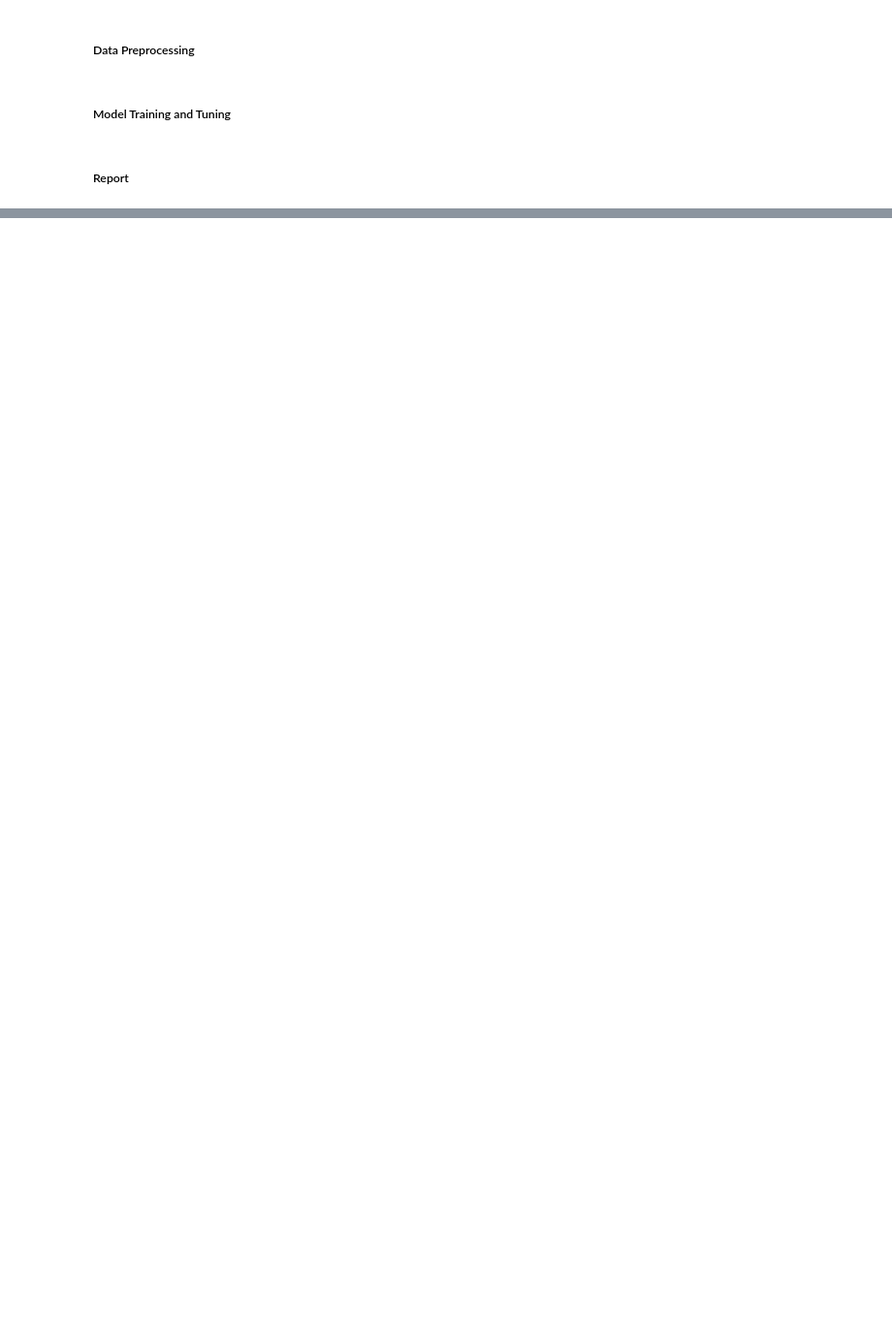
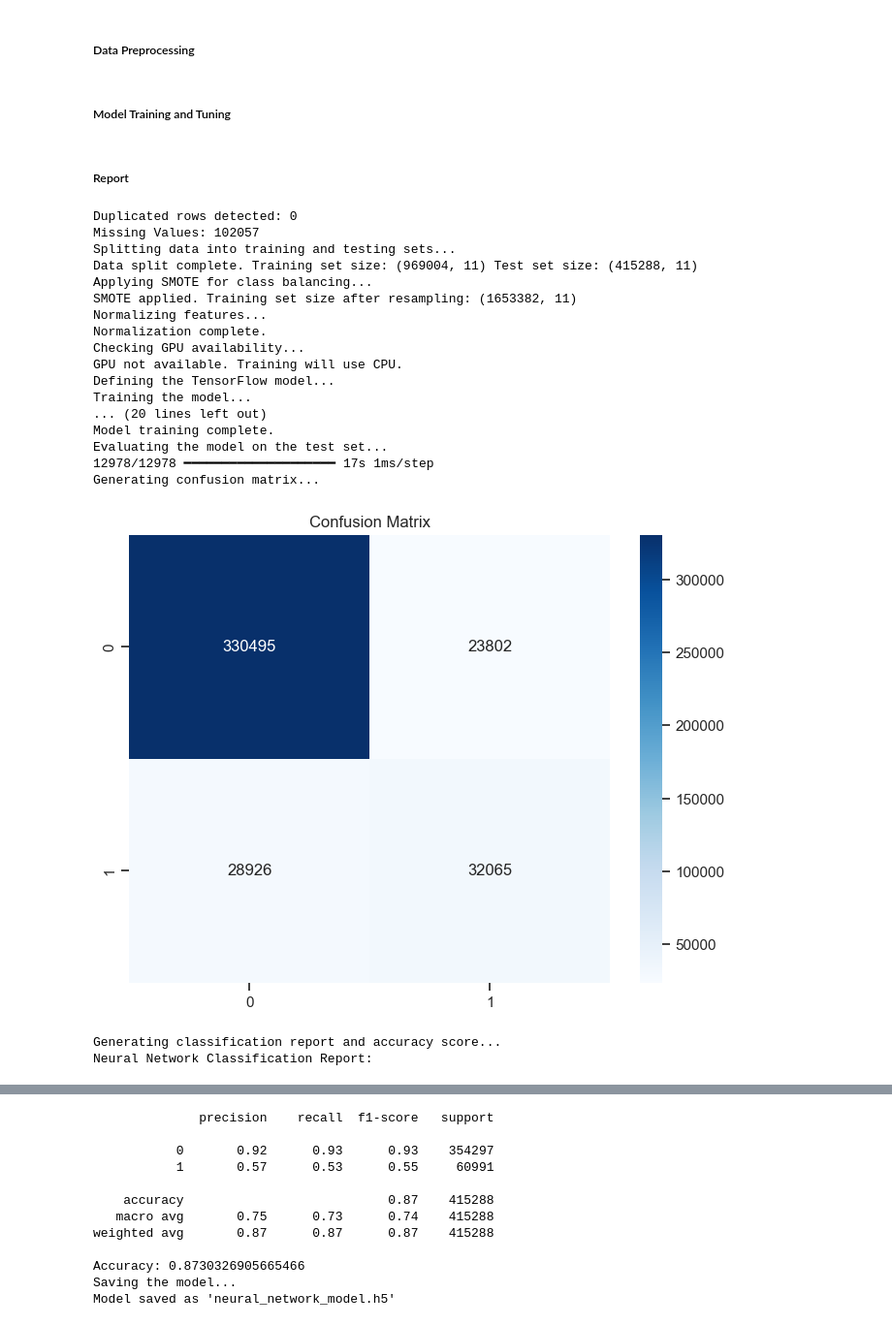
Before and after one commit to Tryd3x/csp571-project, a Jupyter notebook: notebooks/Modeling_Arya.ipynb, the cells around one changed output, grey strips where cells are left out. Shown at 97% size. Saved outputs shown, nothing was run; the diff lists cells and outputs as text; code cells hidden in the pictures; blank space fills up the shorter version.

Commit message:
neural network

```diff
--- a/notebooks/Modeling_Arya.ipynb
+++ b/notebooks/Modeling_Arya.ipynb
@@ -176,5 +259,26 @@ def train_and_evaluate_random_forest(X, y):
 # %%
 # Example usage
 X, Y = preprocess_crime_data(crime_df)
 
-XGB(X, Y)
+train_and_evaluate_neural_network(X, Y)
+# %% [output]
+Duplicated rows detected: 0
+Missing Values: 102057
+Splitting data into training and testing sets...
+Data split complete. Training set size: (969004, 11) Test set size: (415288, 11)
+Applying SMOTE for class balancing...
+SMOTE applied. Training set size after resampling: (1653382, 11)
+Normalizing features...
+Normalization complete.
+Checking GPU availability...
+GPU not available. Training will use CPU.
+Defining the TensorFlow model...
+Training the model...
+... (20 lines left out)
+Model training complete.
+Evaluating the model on the test set...
+12978/12978 ━━━━━━━━━━━━━━━━━━━━ 17s 1ms/step
+Generating confusion matrix...
+[figure, added]
+Generating classification report and accuracy score...
+Neural Network Classification Report:
@@ -180,0 +286,12 @@ XGB(X, Y)
+              precision    recall  f1-score   support
+
+           0       0.92      0.93      0.93    354297
+           1       0.57      0.53      0.55     60991
+
+    accuracy                           0.87    415288
+   macro avg       0.75      0.73      0.74    415288
+weighted avg       0.87      0.87      0.87    415288
+
+Accuracy: 0.8730326905665466
+Saving the model...
+Model saved as 'neural_network_model.h5'
```
Also changed, not shown: parts of 3 cells of this notebook.
